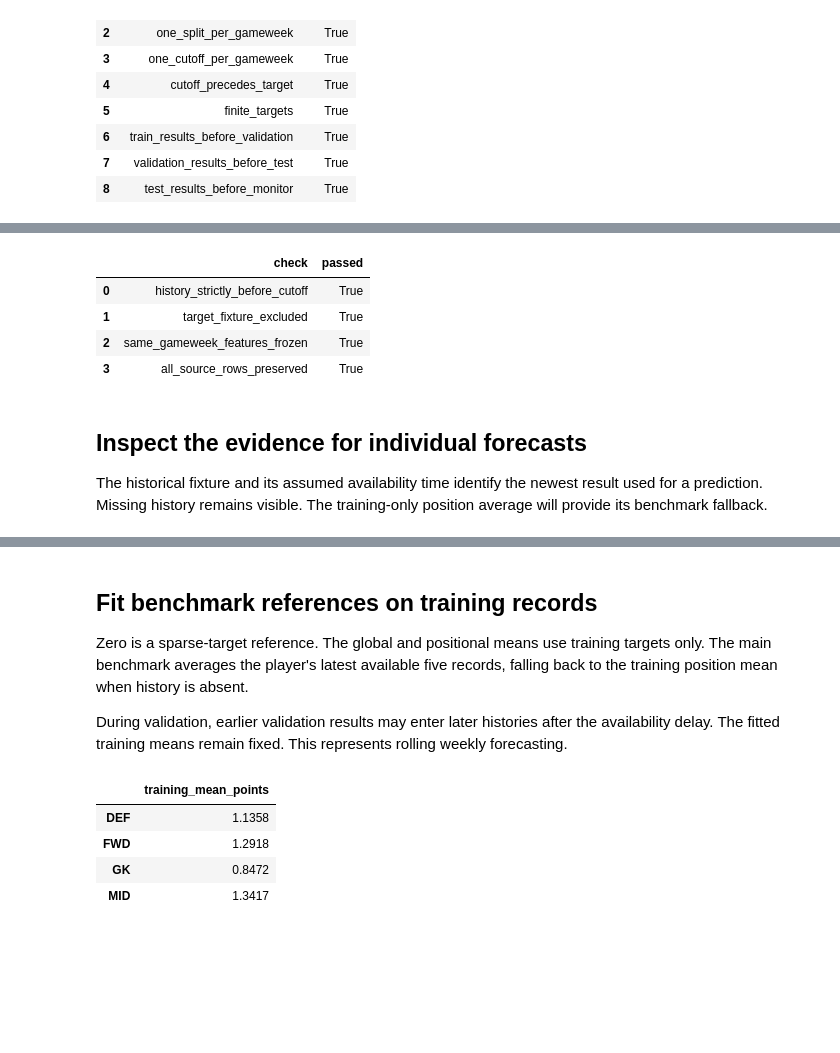
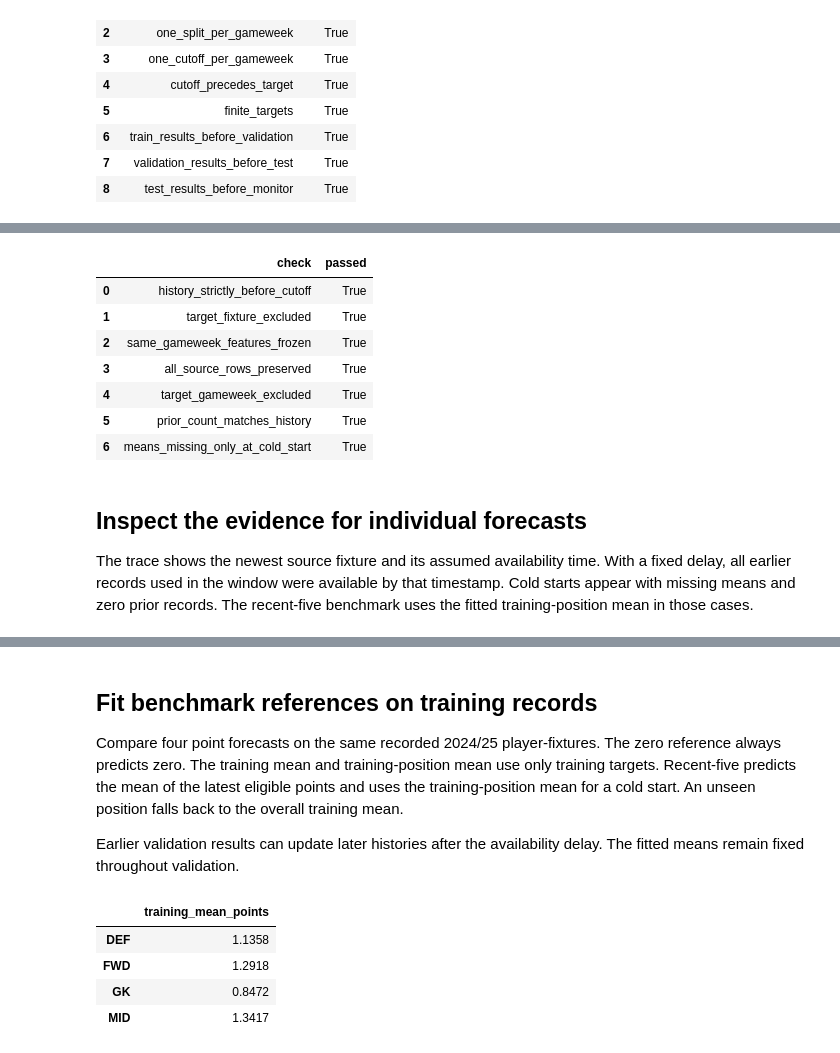
Before and after one commit to junglemvn/fpl-analytics, a Jupyter notebook: notebooks/03_data_split_and_benchmarks.ipynb, the cells around one changed output, grey strips where cells are left out. Drawn from its saved outputs; the diff is of its cells as text; code cells hidden in the pictures; blank space fills up the shorter version.

```diff
--- a/notebooks/03_data_split_and_benchmarks.ipynb
+++ b/notebooks/03_data_split_and_benchmarks.ipynb
@@ -162,31 +184,48 @@ are outside the feature set. Future models will receive only the explicit featur
 # %%
 features = historical_features(rows, result_delay_hours=RESULT_DELAY_HOURS)
 has_history = features.history_available_at.notna()
+pd.testing.assert_frame_equal(rows[MATCH_KEY], features[MATCH_KEY])
 same_week = features.groupby(PLAYER_KEY + ["GW"])[FEATURES].nunique(dropna=False)
 feature_validation = pd.DataFrame([
     {"check": "history_strictly_before_cutoff", "passed": features.loc[
         has_history, "history_available_at"
     ].lt(features.loc[has_history, "prediction_cutoff"]).all()},
     {"check": "target_fixture_excluded", "passed": ~features.loc[
         has_history, "history_fixture_id"
     ].eq(features.loc[has_history, "fpl_fixture_id"]).any()},
     {"check": "same_gameweek_features_frozen", "passed": same_week.le(1).all().all()},
     {"check": "all_source_rows_preserved", "passed": len(features) == len(rows)},
 ])
-display(feature_validation)
-assert feature_validation.passed.all()
+history_checks = pd.DataFrame([
+    {"check": "target_gameweek_excluded", "passed": features.loc[
+        has_history, "history_GW"
+    ].ne(features.loc[has_history, "GW"]).all()},
+    {"check": "prior_count_matches_history", "passed": features.prior_records.gt(0).eq(
+        has_history
+    ).all()},
+    {"check": "means_missing_only_at_cold_start", "passed": features[
+        ["recent_points_5", "recent_minutes_5"]
+    ].isna().eq(~has_history, axis="index").all().all()},
+])
+all_feature_checks = pd.concat([feature_validation, history_checks], ignore_index=True)
+display(all_feature_checks)
+assert all_feature_checks.passed.all()
 # %% [output]
 |  | check | passed |
 | 0 | history_strictly_before_cutoff | True |
 | 1 | target_fixture_excluded | True |
 | 2 | same_gameweek_features_frozen | True |
 | 3 | all_source_rows_preserved | True |
+| 4 | target_gameweek_excluded | True |
+| 5 | prior_count_matches_history | True |
+| 6 | means_missing_only_at_cold_start | True |
 # %% [markdown]
 ## Inspect the evidence for individual forecasts
 
-The historical fixture and its assumed availability time identify the newest result used
-for a prediction. Missing history remains visible. The training-only position average will
-provide its benchmark fallback.
+The trace shows the newest source fixture and its assumed availability time. With a fixed
+delay, all earlier records used in the window were available by that timestamp. Cold
+starts appear with missing means and zero prior records. The recent-five benchmark uses
+the fitted training-position mean in those cases.
 # %%
 trace_columns = ["name", "GW", "fpl_fixture_id", "prediction_cutoff",
                  "history_fixture_id", "history_available_at", *FEATURES]
@@ -217,12 +256,14 @@ display(features.groupby("split").agg(
 # %% [markdown]
 ## Fit benchmark references on training records
 
-Zero is a sparse-target reference. The global and positional means use training targets only.
-The main benchmark averages the player's latest available five records, falling back to the
-training position mean when history is absent.
+Compare four point forecasts on the same recorded 2024/25 player-fixtures. The zero
+reference always predicts zero. The training mean and training-position mean use only
+training targets. Recent-five predicts the mean of the latest eligible points and uses
+the training-position mean for a cold start. An unseen position falls back to the
+overall training mean.
 
-During validation, earlier validation results may enter later histories after the availability
-delay. The fitted training means remain fixed. This represents rolling weekly forecasting.
+Earlier validation results can update later histories after the availability delay.
+The fitted means remain fixed throughout validation.
 # %%
 train = features.loc[features.split.eq("train")].copy()
 validation = features.loc[validation_mask].copy()
```
Also changed, not shown: parts of 25 cells of this notebook, 1 other file.
